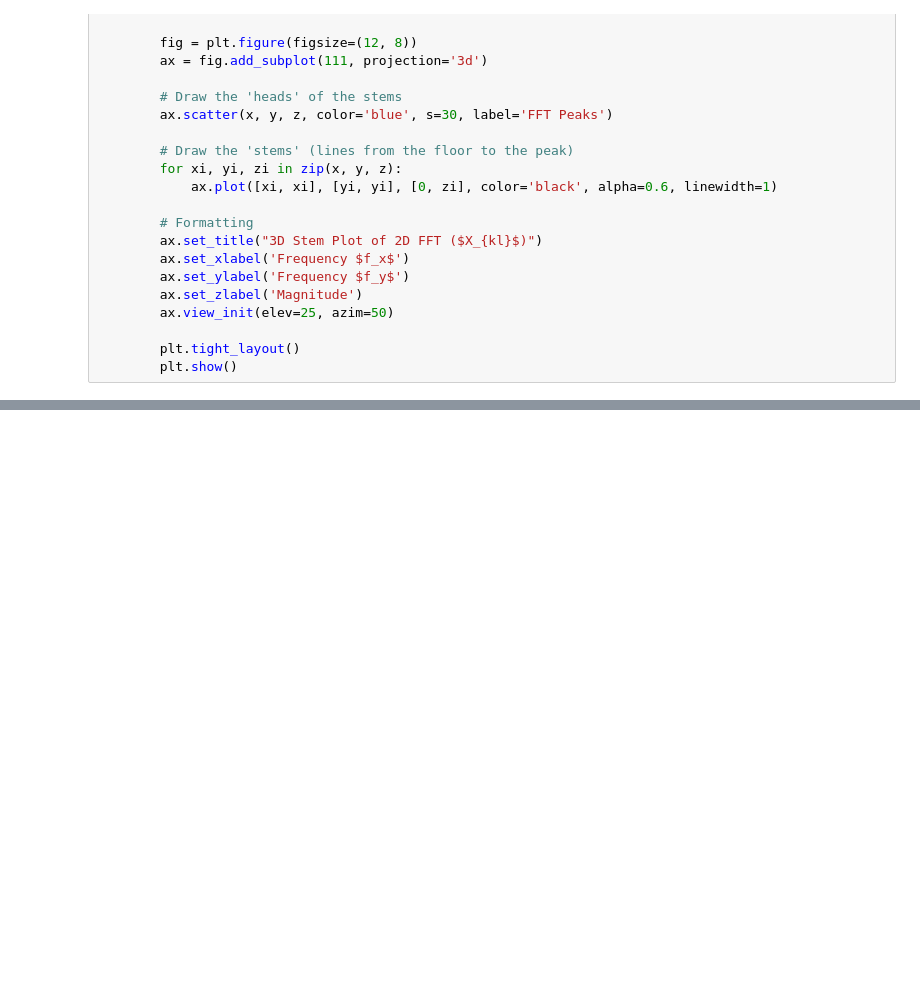
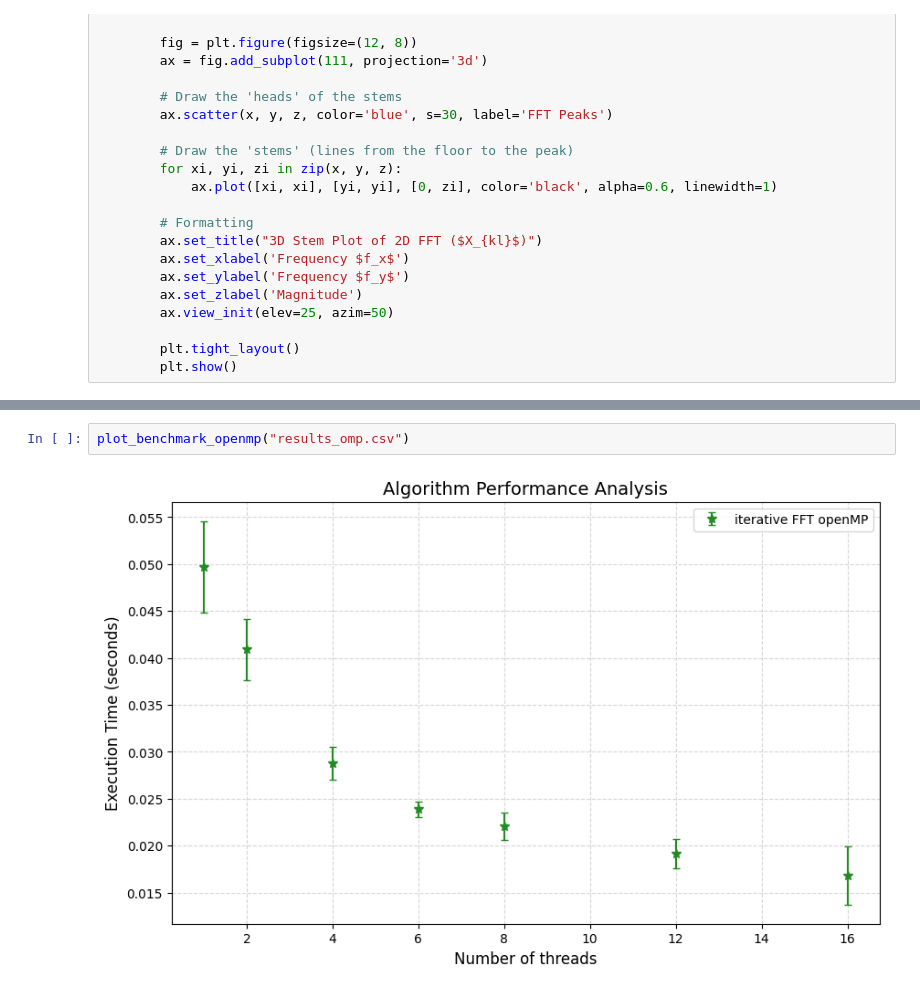
Before and after one commit to LauraRavagnani/Accelerated_FFT, a Jupyter notebook: visualize.ipynb, the cells around one changed output, grey strips where cells are left out. Drawn from its saved outputs; the diff is of its cells as text; blank space fills up the shorter version.

```diff
--- a/visualize.ipynb
+++ b/visualize.ipynb
@@ -183,0 +243,4 @@ def bit_reverse(N, x):
+# %%
+plot_benchmark_openmp("results_omp.csv")
+# %% [output]
+[figure, added]
```
Also changed, not shown: parts of 4 cells of this notebook, 6 other files.
